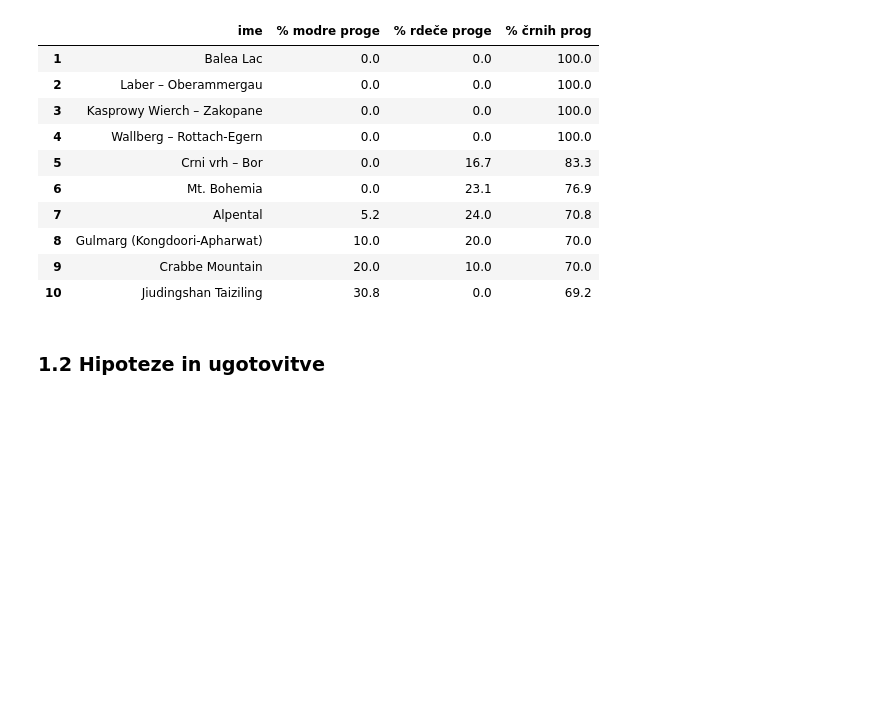
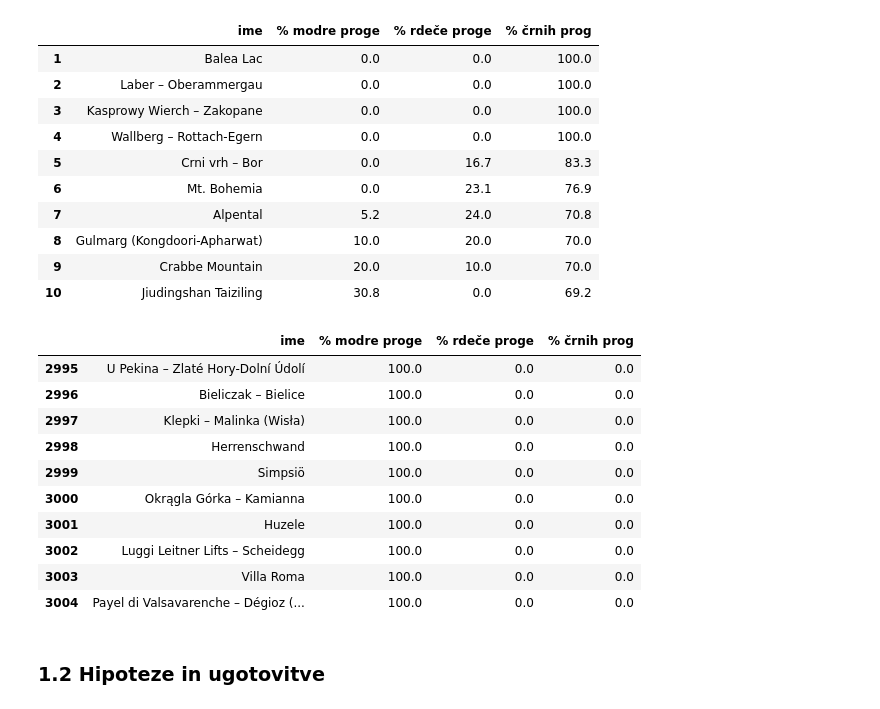
Before and after one commit to NejcZibret/ProjektnaNaloga2024, a Jupyter notebook: analiza.ipynb, the cells around one changed output. Cells and saved outputs as stored; diff of their text form; code cells hidden in the pictures; blank space fills up the shorter version.

```diff
--- a/analiza.ipynb
+++ b/analiza.ipynb
@@ -190,6 +190,20 @@ rezultat1.head(10)
 | 8 | Gulmarg (Kongdoori-Apharwat) | 10.0 | 20.0 | 70.0 |
 | 9 | Crabbe Mountain | 20.0 | 10.0 | 70.0 |
 | 10 | Jiudingshan Taiziling | 30.8 | 0.0 | 69.2 |
+# %%
+rezultat1.tail(10)
+# %% [output]
+|  | ime | % modre proge | % rdeče proge | % črnih prog |
+| 2995 | U Pekina – Zlaté Hory-Dolní Údolí | 100.0 | 0.0 | 0.0 |
+| 2996 | Bieliczak – Bielice | 100.0 | 0.0 | 0.0 |
+| 2997 | Klepki – Malinka (Wisła) | 100.0 | 0.0 | 0.0 |
+| 2998 | Herrenschwand | 100.0 | 0.0 | 0.0 |
+| 2999 | Simpsiö | 100.0 | 0.0 | 0.0 |
+| 3000 | Okrągla Górka – Kamianna | 100.0 | 0.0 | 0.0 |
+| 3001 | Huzele | 100.0 | 0.0 | 0.0 |
+| 3002 | Luggi Leitner Lifts – Scheidegg | 100.0 | 0.0 | 0.0 |
+| 3003 | Villa Roma | 100.0 | 0.0 | 0.0 |
+| 3004 | Payel di Valsavarenche – Dégioz (... | 100.0 | 0.0 | 0.0 |
 # %% [markdown]
 # <h3>1.2 Hipoteze in ugotovitve</h3>
 # %% [markdown]
```
Also changed, not shown: parts of 8 cells of this notebook.
